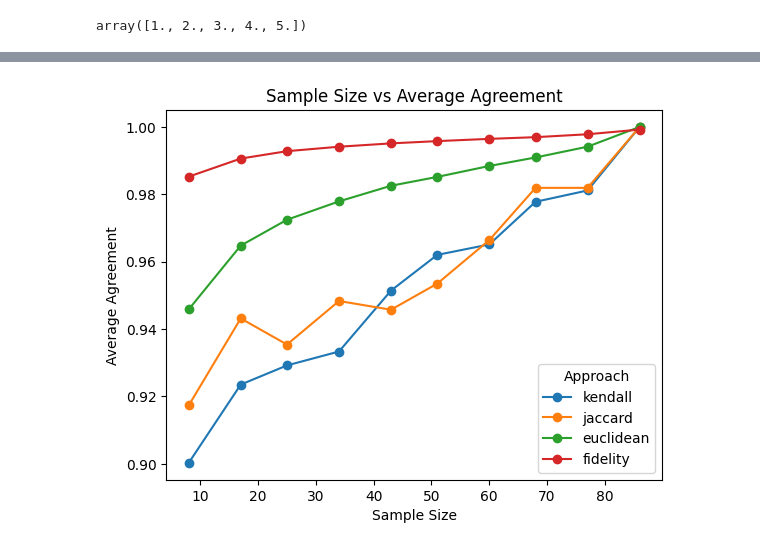
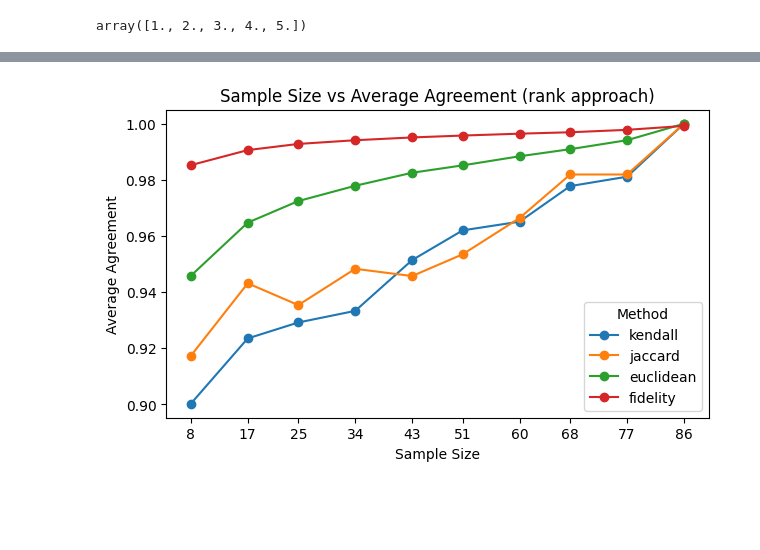
Before and after one commit to DataResponsibly/xAI-Ranking-Benchmark, a Jupyter notebook: notebooks/visualizations_atp.ipynb, the cells around one changed output, grey strips where cells are left out. Saved outputs shown, nothing was run; the diff lists cells and outputs as text; code cells hidden in the pictures; blank space fills up the shorter version.

```diff
--- a/notebooks/visualizations_atp.ipynb
+++ b/notebooks/visualizations_atp.ipynb
@@ -12,6 +13,10 @@ atp_time.head()
 | 3 | ATP | 86 | rank | coalition_size | 3.0 | 22.304398 | 22.270164 | 22.357620 | 22.285410 | ... |
 | 4 | ATP | 86 | rank | coalition_size | 4.0 | 26.601693 | 26.619284 | 26.577720 | 26.608076 | ... |
 5 rows × 21 columns
+# %%
+atp_time['fidelity_0'] = 1-atp_time['fidelity_0']/86
+atp_time['fidelity_1'] = 1-atp_time['fidelity_1']/86
+atp_time['fidelity_2'] = 1-atp_time['fidelity_2']/86
 # %%
 atp_time[atp_time['parameter']=="sample_size"]
 # %% [output]
@@ -186,21 +302,27 @@ plt.show()
 # %%
-samples_data = atp_time[atp_time['parameter'] == 'sample_size']
+plt.figure(figsize=(7, 4))
 
-fidelity_data = {}
+samples_rank_data = atp_time[(atp_time['parameter'] == 'sample_size') & (atp_time['approach'] == 'rank')]
 
-for sample_size in samples_data['parameter_value'].unique():
-    fidelity_values = samples_data[samples_data['parameter_value'] == sample_size][['fidelity_0', 'fidelity_1', 'fidelity_2']]
-    fidelity_data[sample_size] = fidelity_values.values.flatten()
+means = []
+std_devs = []
+sample_sizes = sorted(samples_rank_data['parameter_value'].unique())
+
+# mean and standard deviation for each sample size
+for sample_size in sample_sizes:
+    fidelity_values = samples_rank_data[samples_rank_data['parameter_value'] == sample_size][['fidelity_0', 'fidelity_1', 'fidelity_2']]
+    values = fidelity_values.values.flatten()
+    means.append(np.mean(values))
+    std_devs.append(np.std(values))
 
 plt.figure(figsize=(7, 4))
 
-plt.boxplot([fidelity_data[size] for size in sorted(fidelity_data.keys())],
-            positions=sorted(fidelity_data.keys()), widths=0.6)
+plt.errorbar(sample_sizes, means, yerr=std_devs, fmt='o', label='Fidelity')
 
 plt.xlabel('Sample Size')
 plt.ylabel('Fidelity')
-plt.title('Sample Size vs Fidelity')
-plt.xticks(ticks=sorted(fidelity_data.keys()), labels=sorted(fidelity_data.keys()))
+plt.title('Sample Size vs Fidelity (rank approach)')
+plt.xticks(ticks=sample_sizes, labels=sample_sizes)
 
 plt.show()
 # %% [output]
@@ -208,14 +331,18 @@ plt.show()
 # %%
-samples_data_rank = samples_data[samples_data['approach']=='rank']
+plt.figure(figsize=(7, 4))
+
 for agreement in ['kendall', 'jaccard', 'euclidean']:
-    plt.plot(samples_data_rank['parameter_value'], samples_data_rank[f'average_agreement_{agreement}'], marker='o', label=agreement)
+    plt.plot(samples_rank_data['parameter_value'], samples_rank_data[f'average_agreement_{agreement}'], marker='o', label=agreement)
 
-plt.plot(samples_data_rank['parameter_value'], 1-samples_data_rank['average_fidelity']/86, marker='o', label='fidelity')
+plt.plot(samples_rank_data['parameter_value'], samples_rank_data['average_fidelity'], marker='o', label='fidelity')
 
 plt.xlabel('Sample Size')
 plt.ylabel('Average Agreement')
-plt.title('Sample Size vs Average Agreement')
-plt.legend(title='Approach')
+plt.title('Sample Size vs Average Agreement (rank approach)')
+plt.legend(title='Method')
+
+plt.xticks(samples_data['parameter_value'].unique().astype(int))
+
 plt.show()
 # %% [output]
-[figure, old version]
+[figure, new version]
```
Also changed, not shown: parts of 14 cells of this notebook.
